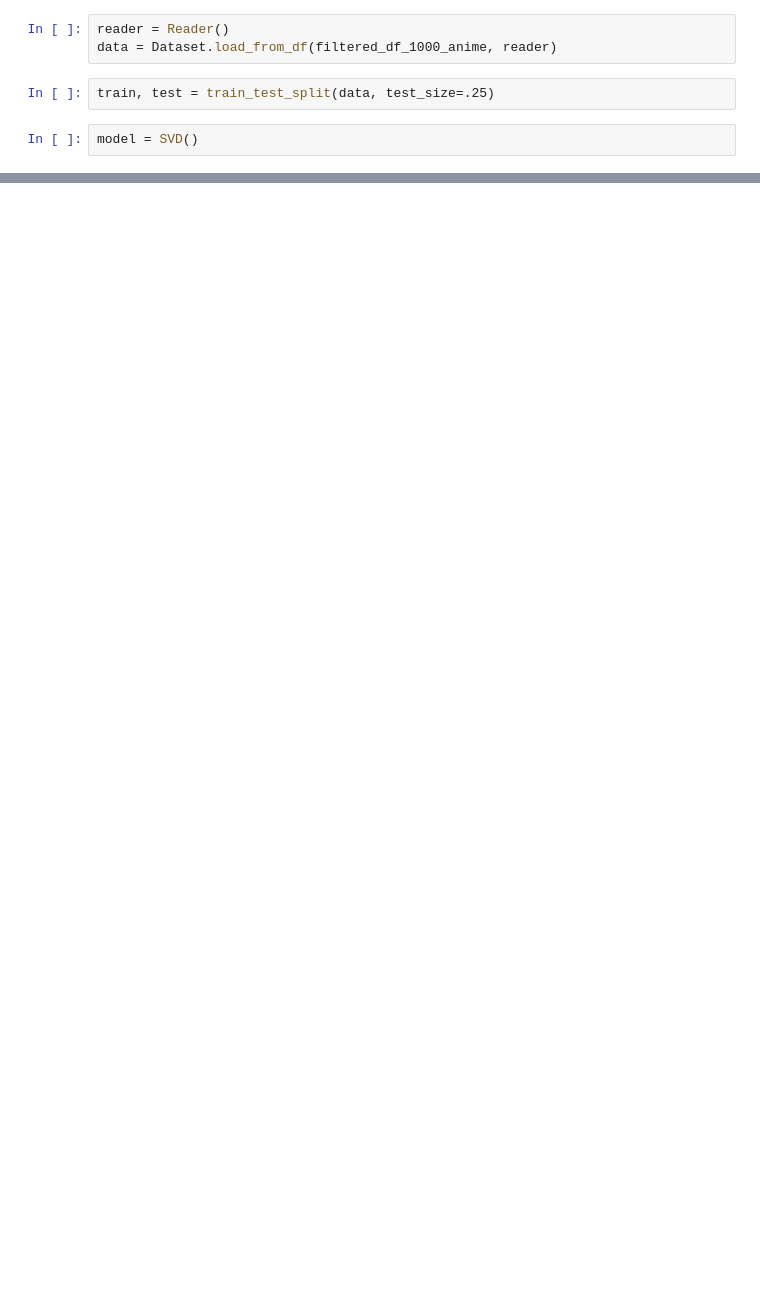
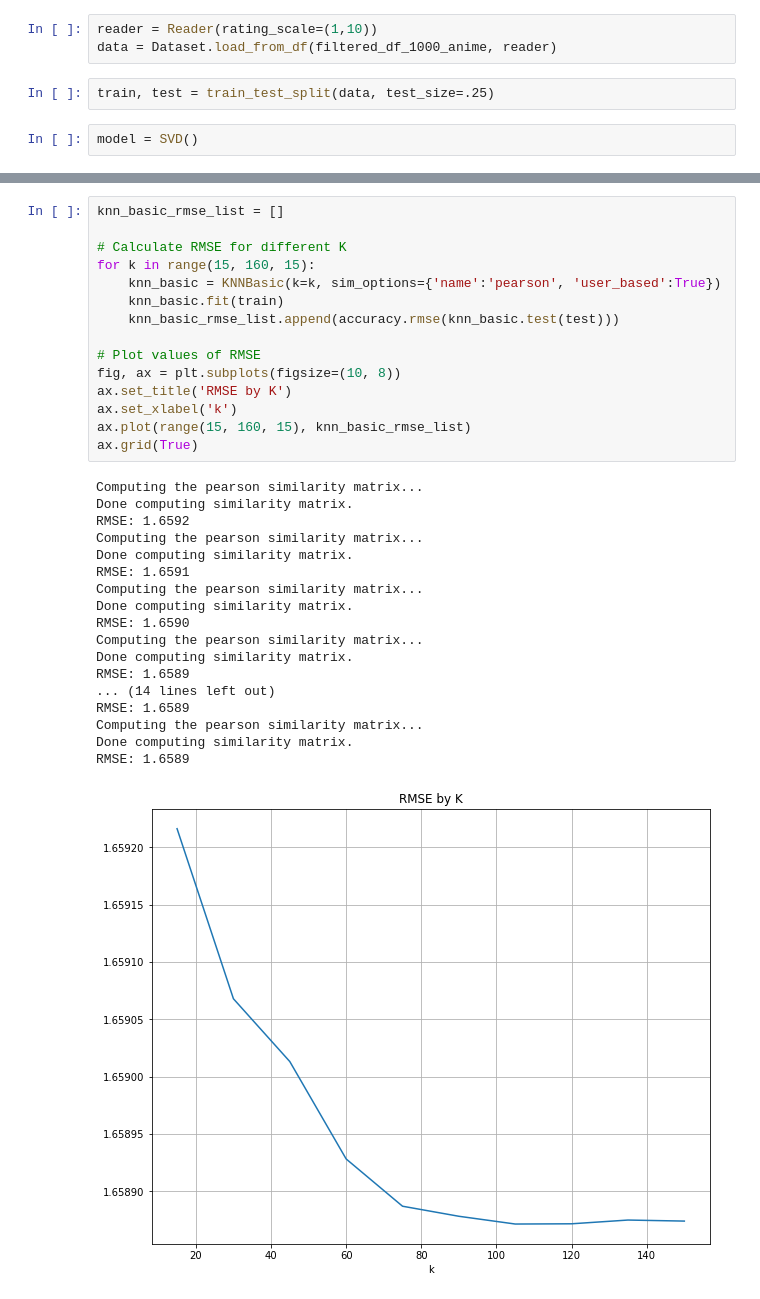
Before and after one commit to edgarg429/Anime_recommendation, a Jupyter notebook: Anime_Recommendation_Project.ipynb, the cells around one changed output, grey strips where cells are left out. Cells and saved outputs as stored; diff of their text form; blank space fills up the shorter version.

Commit message:
Added new models, RMSE did not decrease

```diff
--- a/Anime_Recommendation_Project.ipynb
+++ b/Anime_Recommendation_Project.ipynb
@@ -370,7 +363,7 @@ len(filtered_df_1000_anime.anime_id.unique())
 # %% [markdown]
 ## Modeling with Surprise
 # %%
-reader = Reader()
+reader = Reader(rating_scale=(1,10))
 data = Dataset.load_from_df(filtered_df_1000_anime, reader)
 # %%
 train, test = train_test_split(data, test_size=.25)
@@ -408,0 +402,34 @@ print(g_s_svd.best_params)
+# %%
+knn_basic_rmse_list = []
+
+# Calculate RMSE for different K
+for k in range(15, 160, 15):
+    knn_basic = KNNBasic(k=k, sim_options={'name':'pearson', 'user_based':True})
+    knn_basic.fit(train)
+    knn_basic_rmse_list.append(accuracy.rmse(knn_basic.test(test)))
+
+# Plot values of RMSE
+fig, ax = plt.subplots(figsize=(10, 8))
+ax.set_title('RMSE by K')
+ax.set_xlabel('k')
+ax.plot(range(15, 160, 15), knn_basic_rmse_list)
+ax.grid(True)
+# %% [output]
+Computing the pearson similarity matrix...
+Done computing similarity matrix.
+RMSE: 1.6592
+Computing the pearson similarity matrix...
+Done computing similarity matrix.
+RMSE: 1.6591
+Computing the pearson similarity matrix...
+Done computing similarity matrix.
+RMSE: 1.6590
+Computing the pearson similarity matrix...
+Done computing similarity matrix.
+RMSE: 1.6589
+... (14 lines left out)
+RMSE: 1.6589
+Computing the pearson similarity matrix...
+Done computing similarity matrix.
+RMSE: 1.6589
+[figure, added]
```
Also changed, not shown: parts of 29 cells of this notebook.
